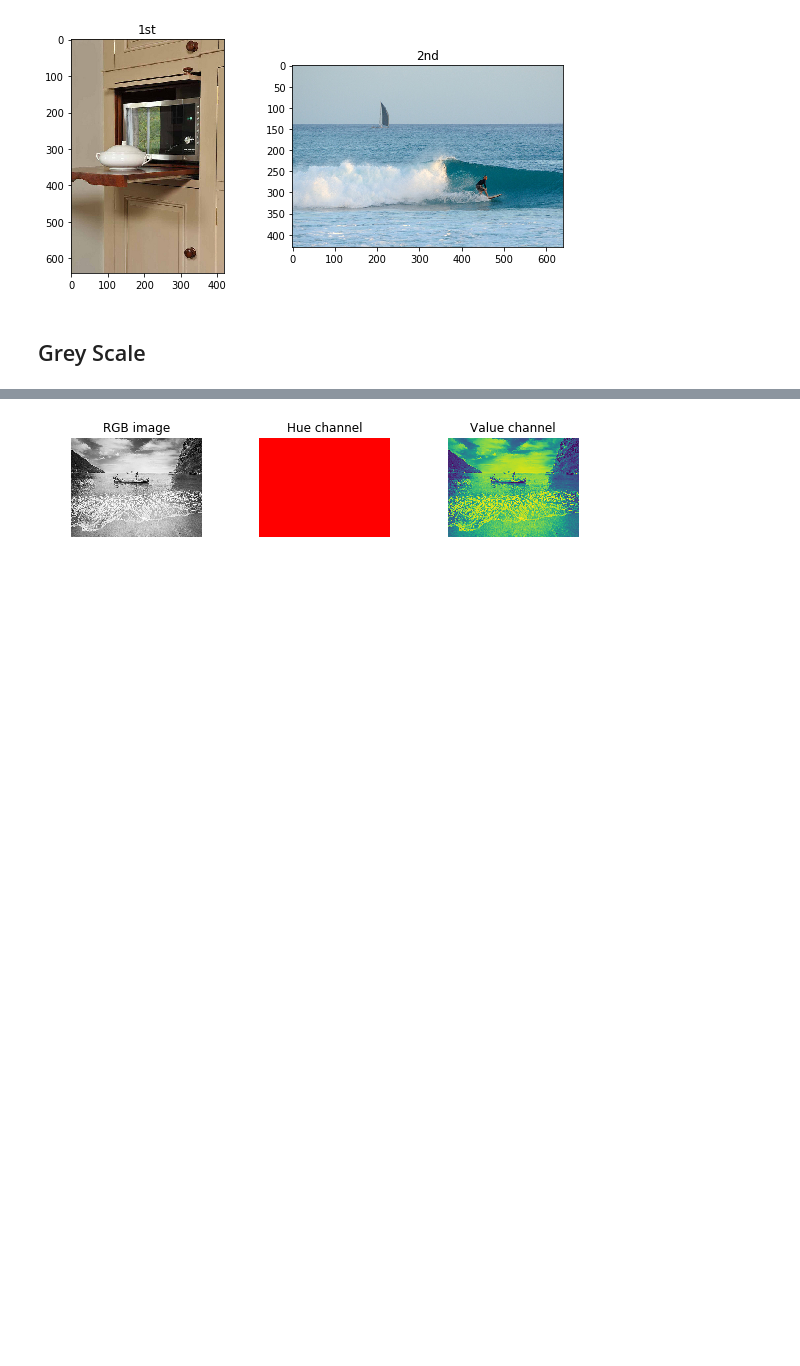
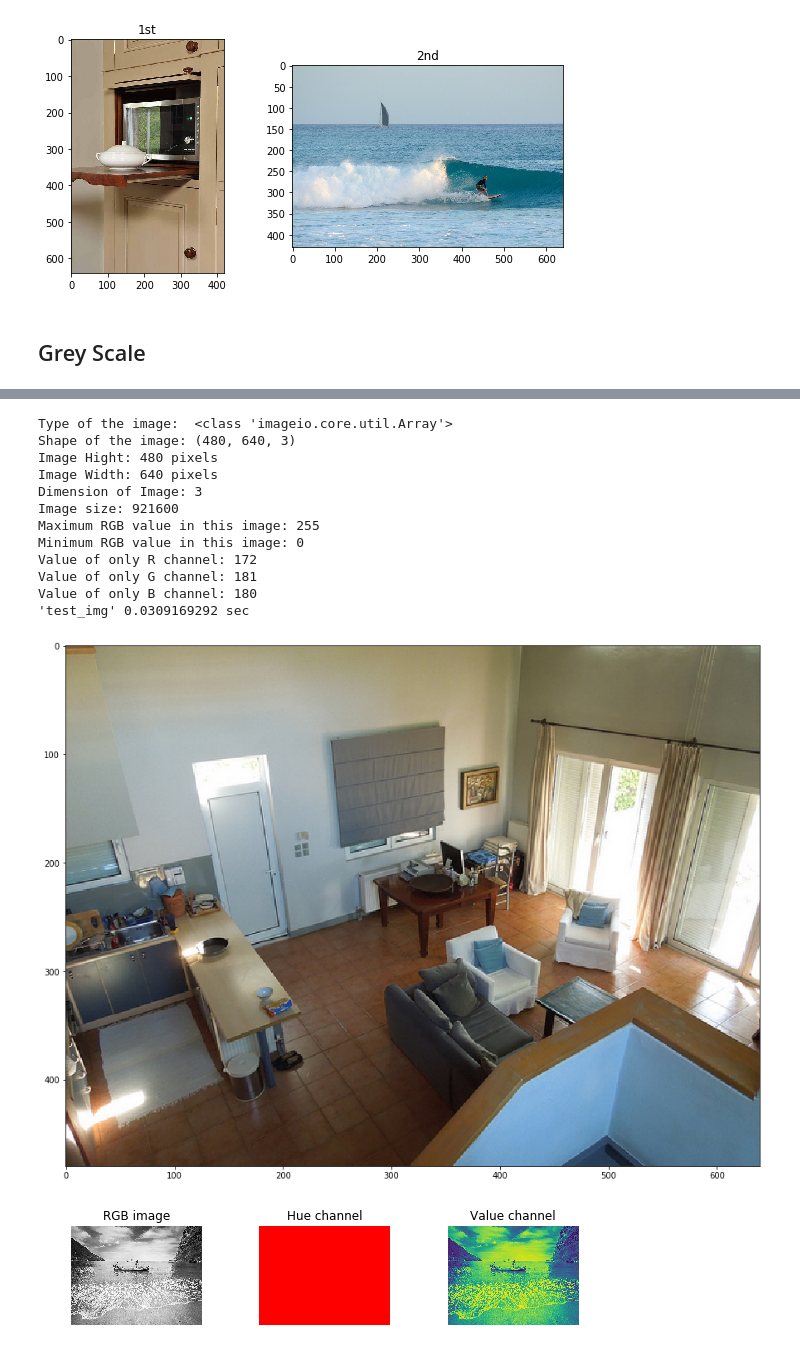
Before and after one commit to konradszwed/projekt_analiza_obrazu, a Jupyter notebook: main.ipynb, the cells around one changed output, grey strips where cells are left out. Drawn from its saved outputs; the diff is of its cells as text; code cells hidden in the pictures; blank space fills up the shorter version.

```diff
--- a/main.ipynb
+++ b/main.ipynb
@@ -549,8 +584,20 @@ greyscale(test)
 # %%
 #teścik obrazka
-length=len(files)-1
-test=user_path+'\{}'.format(files[0])
 test_img(test)
+# %% [output]
+Type of the image:  <class 'imageio.core.util.Array'>
+Shape of the image: (480, 640, 3)
+Image Hight: 480 pixels
+Image Width: 640 pixels
+Dimension of Image: 3
+Image size: 921600
+Maximum RGB value in this image: 255
+Minimum RGB value in this image: 0
+Value of only R channel: 172
+Value of only G channel: 181
+Value of only B channel: 180
+'test_img' 0.0309169292 sec
+[figure, added]
 # %%
 test=user_path+'\{}'.format(files[0])
 rgb_hsv(test)
```
Also changed, not shown: parts of 3 cells of this notebook, 1 other file.
